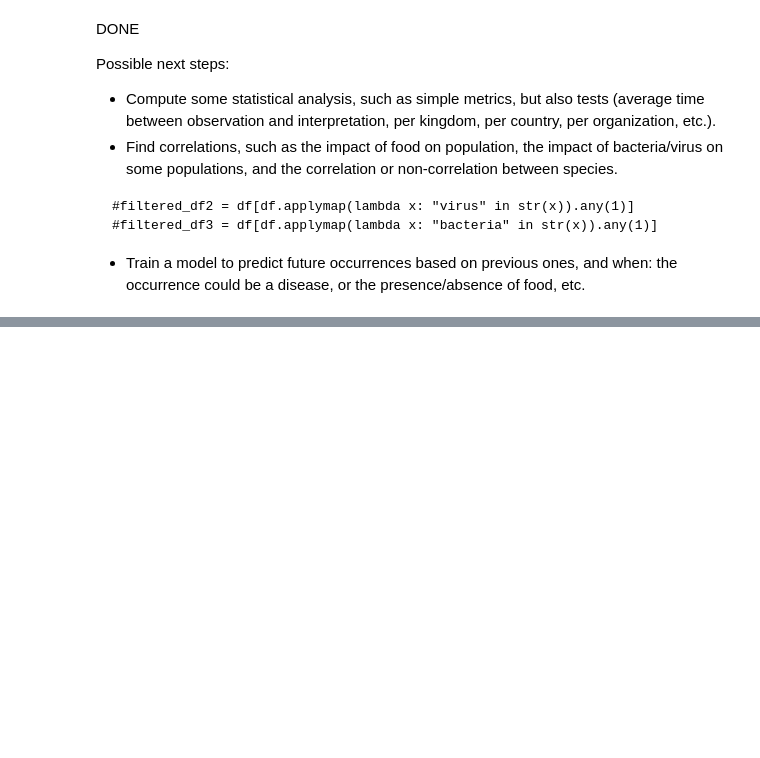
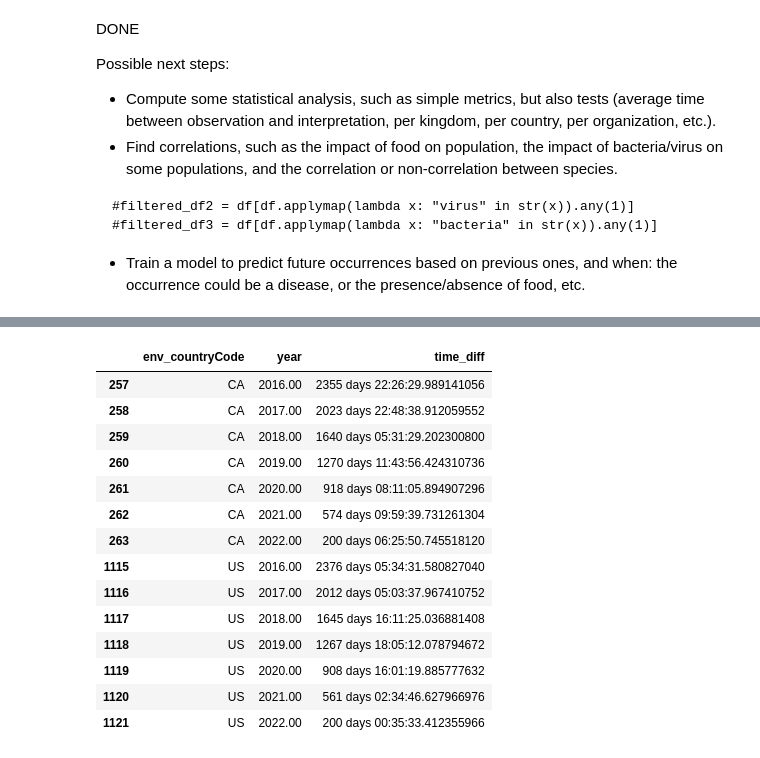
Before and after one commit to marqub/gbif-species-distribution, a Jupyter notebook: notebooks/phase-1-data-exploration.ipynb, the cells around one changed output, grey strips where cells are left out. Drawn from its saved outputs; the diff is of its cells as text; code cells hidden in the pictures; blank space fills up the shorter version.

```diff
--- a/notebooks/phase-1-data-exploration.ipynb
+++ b/notebooks/phase-1-data-exploration.ipynb
@@ -420,0 +518,22 @@ Possible next steps:
+# %%
+# average time between observation and interpretation per country per year
+average_time_diff = df.assign(time_diff = pd.to_datetime(df['meta_lastInterpretationDate']) - pd.to_datetime(df['env_eventObservationDate']),
+                              year = pd.to_datetime(df['env_eventObservationDate']).dt.year)\
+                      .groupby(['env_countryCode','year']).time_diff.mean().reset_index()
+average_time_diff[average_time_diff["env_countryCode"].isin(["US", "CA"]) & (average_time_diff["year"]>=2016)].head(20)
+# %% [output]
+|  | env_countryCode | year | time_diff |
+| 257 | CA | 2016.00 | 2355 days 22:26:29.989141056 |
+| 258 | CA | 2017.00 | 2023 days 22:48:38.912059552 |
+| 259 | CA | 2018.00 | 1640 days 05:31:29.202300800 |
+| 260 | CA | 2019.00 | 1270 days 11:43:56.424310736 |
+| 261 | CA | 2020.00 | 918 days 08:11:05.894907296 |
+| 262 | CA | 2021.00 | 574 days 09:59:39.731261304 |
+| 263 | CA | 2022.00 | 200 days 06:25:50.745518120 |
+| 1115 | US | 2016.00 | 2376 days 05:34:31.580827040 |
+| 1116 | US | 2017.00 | 2012 days 05:03:37.967410752 |
+| 1117 | US | 2018.00 | 1645 days 16:11:25.036881408 |
+| 1118 | US | 2019.00 | 1267 days 18:05:12.078794672 |
+| 1119 | US | 2020.00 | 908 days 16:01:19.885777632 |
+| 1120 | US | 2021.00 | 561 days 02:34:46.627966976 |
+| 1121 | US | 2022.00 | 200 days 00:35:33.412355966 |
```
Also changed, not shown: parts of 20 cells of this notebook.
